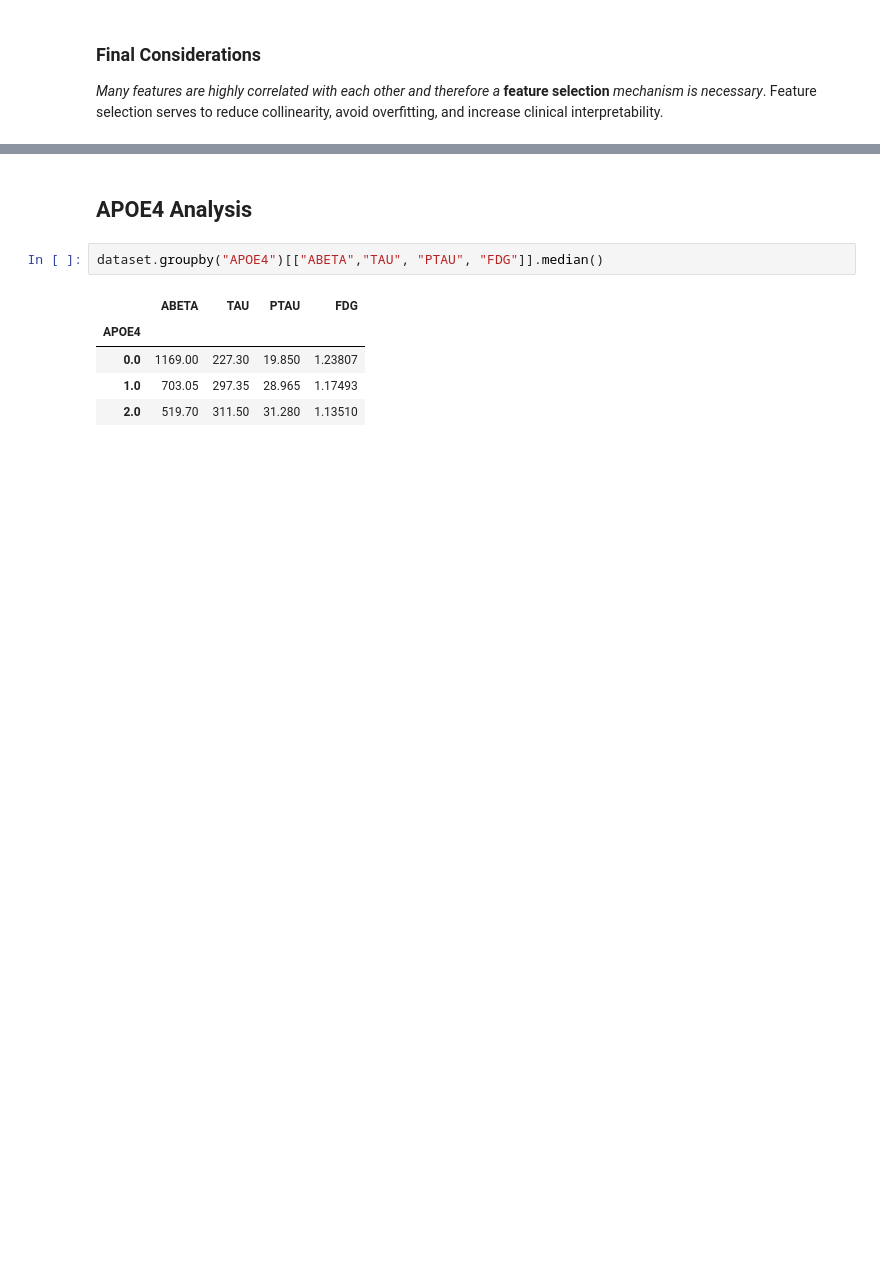
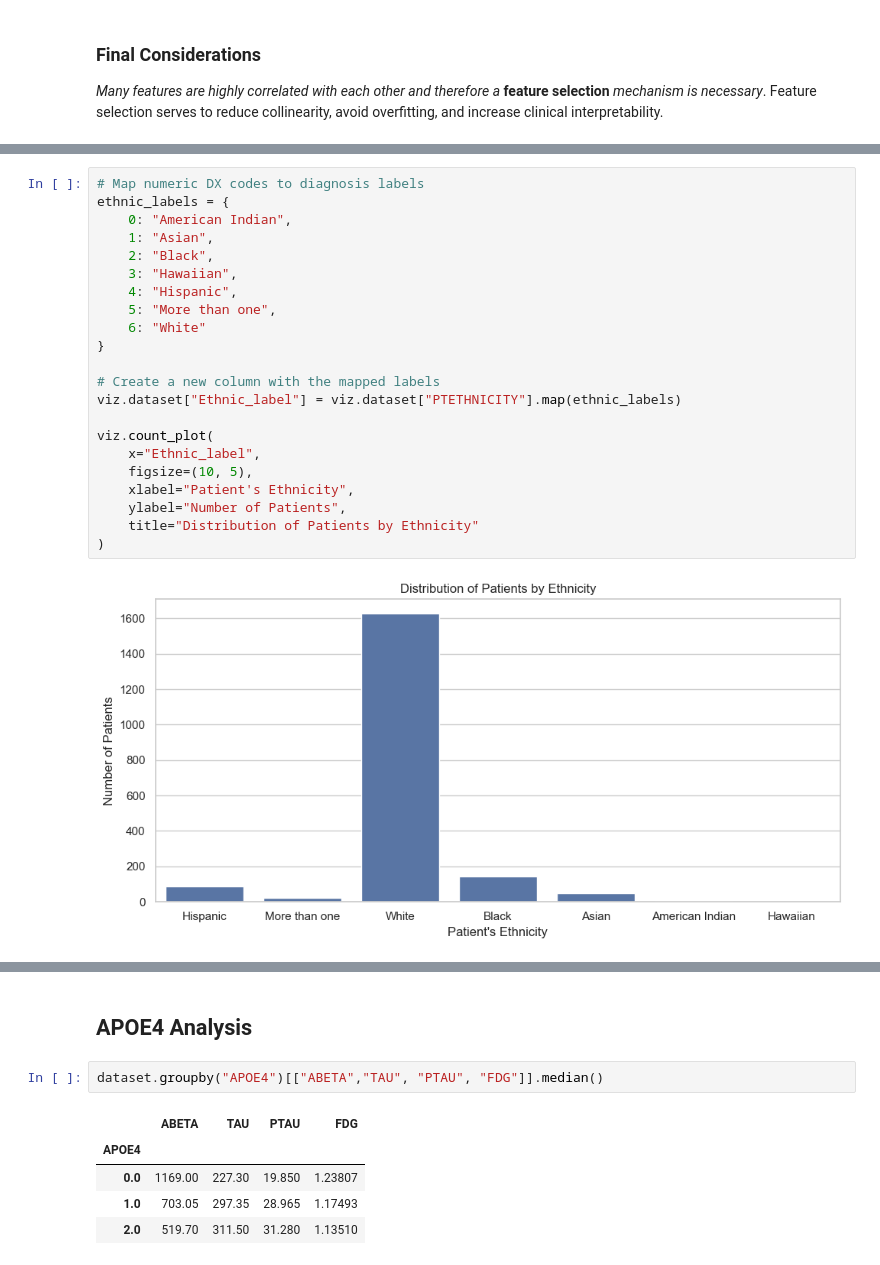
Before and after one commit to Tenshin000/CogniPredictAD, a Jupyter notebook: notebooks/03_Data_Exploration.ipynb, the cells around one changed output, grey strips where cells are left out. Cells and saved outputs as stored; diff of their text form; blank space fills up the shorter version.

```diff
--- a/notebooks/03_Data_Exploration.ipynb
+++ b/notebooks/03_Data_Exploration.ipynb
@@ -211,0 +323,24 @@ viz.heatmap_corr(cols=["Ventricles", "Hippocampus", "Entorhinal", "Fusiform", "M
+# %%
+# Map numeric DX codes to diagnosis labels
+ethnic_labels = {
+    0: "American Indian",
+    1: "Asian",
+    2: "Black",
+    3: "Hawaiian",
+    4: "Hispanic",
+    5: "More than one",
+    6: "White"
+}
+
+# Create a new column with the mapped labels
+viz.dataset["Ethnic_label"] = viz.dataset["PTETHNICITY"].map(ethnic_labels)
+
+viz.count_plot(
+    x="Ethnic_label",
+    figsize=(10, 5),
+    xlabel="Patient's Ethnicity",
+    ylabel="Number of Patients",
+    title="Distribution of Patients by Ethnicity"
+)
+# %% [output]
+[figure, added]
```
Also changed, not shown: parts of 21 cells of this notebook, 3 other files.
